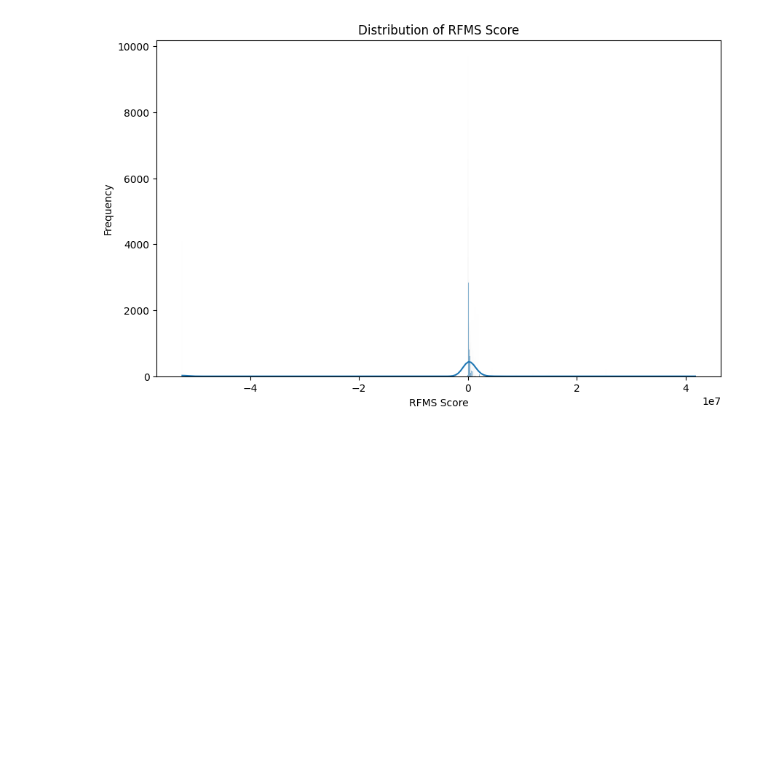
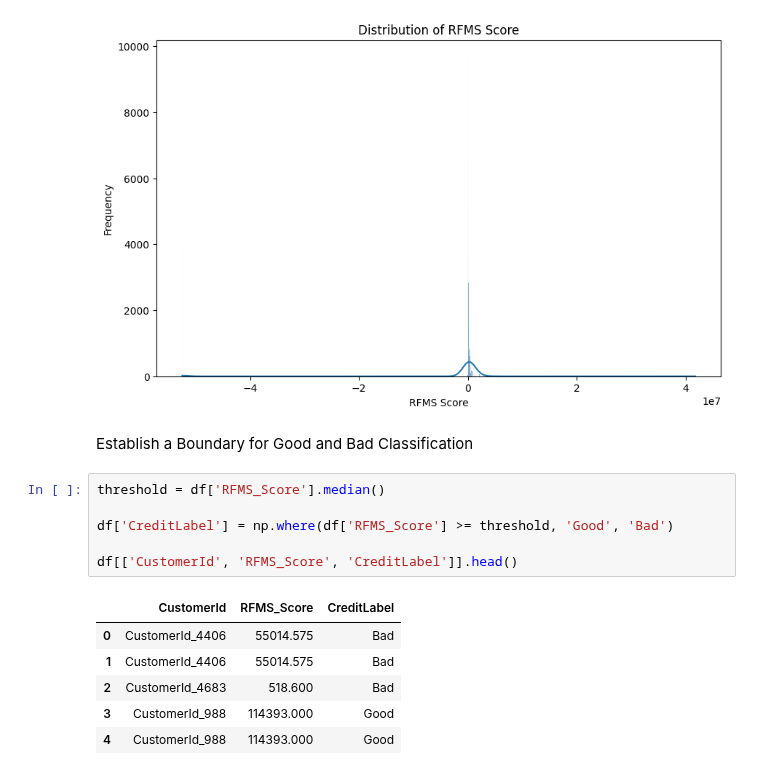
Before and after one commit to Birkity/-Credit-Scoring-Model, a Jupyter notebook: notebooks/task_2.ipynb, the cells around one changed output. Cells and saved outputs as stored; diff of their text form; blank space fills up the shorter version.

Commit message:
Set a threshold for the RFMS score to classify users into good and bad groups

```diff
--- a/notebooks/task_2.ipynb
+++ b/notebooks/task_2.ipynb
@@ -320,3 +320,18 @@ plt.ylabel('Frequency')
 plt.show()
 # %% [output]
 [figure]
+# %% [markdown]
+Establish a Boundary for Good and Bad Classification
+# %%
+threshold = df['RFMS_Score'].median()
+
+df['CreditLabel'] = np.where(df['RFMS_Score'] >= threshold, 'Good', 'Bad')
+
+df[['CustomerId', 'RFMS_Score', 'CreditLabel']].head()
+# %% [output]
+|  | CustomerId | RFMS_Score | CreditLabel |
+| 0 | CustomerId_4406 | 55014.575 | Bad |
+| 1 | CustomerId_4406 | 55014.575 | Bad |
+| 2 | CustomerId_4683 | 518.600 | Bad |
+| 3 | CustomerId_988 | 114393.000 | Good |
+| 4 | CustomerId_988 | 114393.000 | Good |
```
